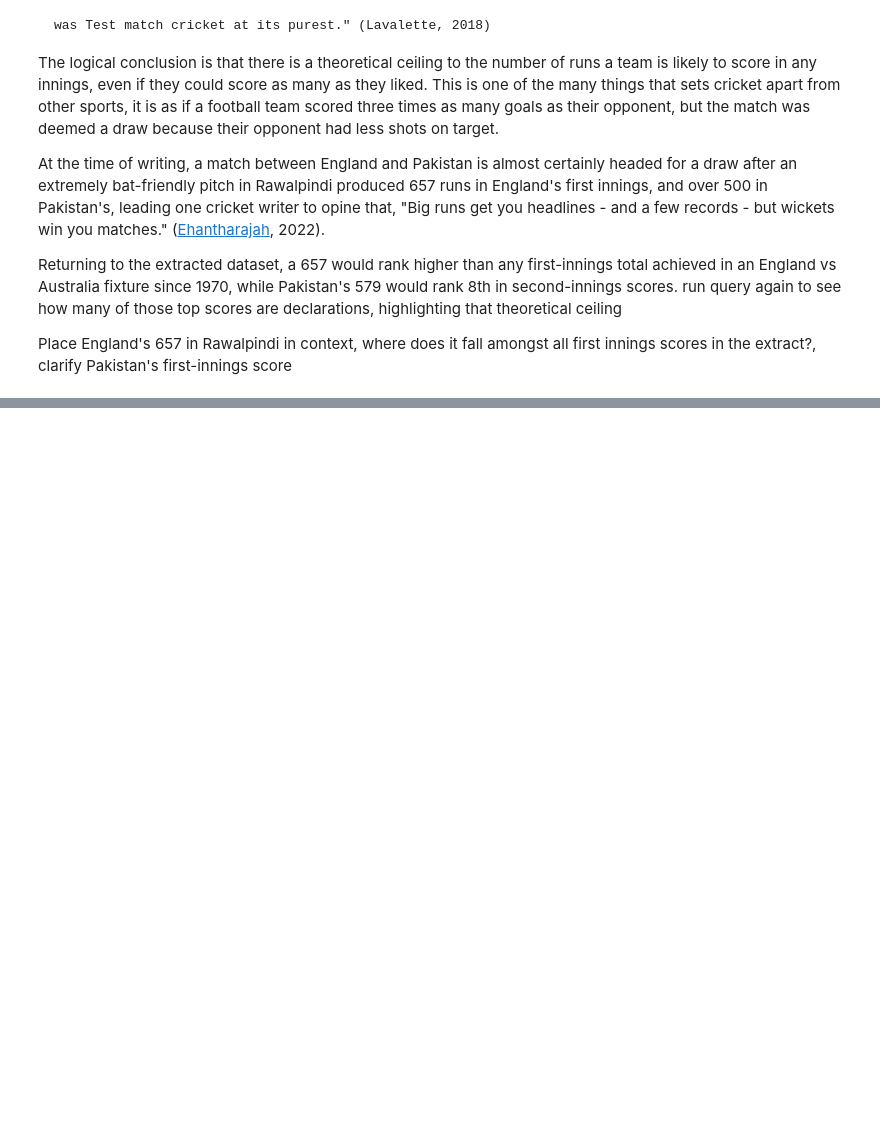
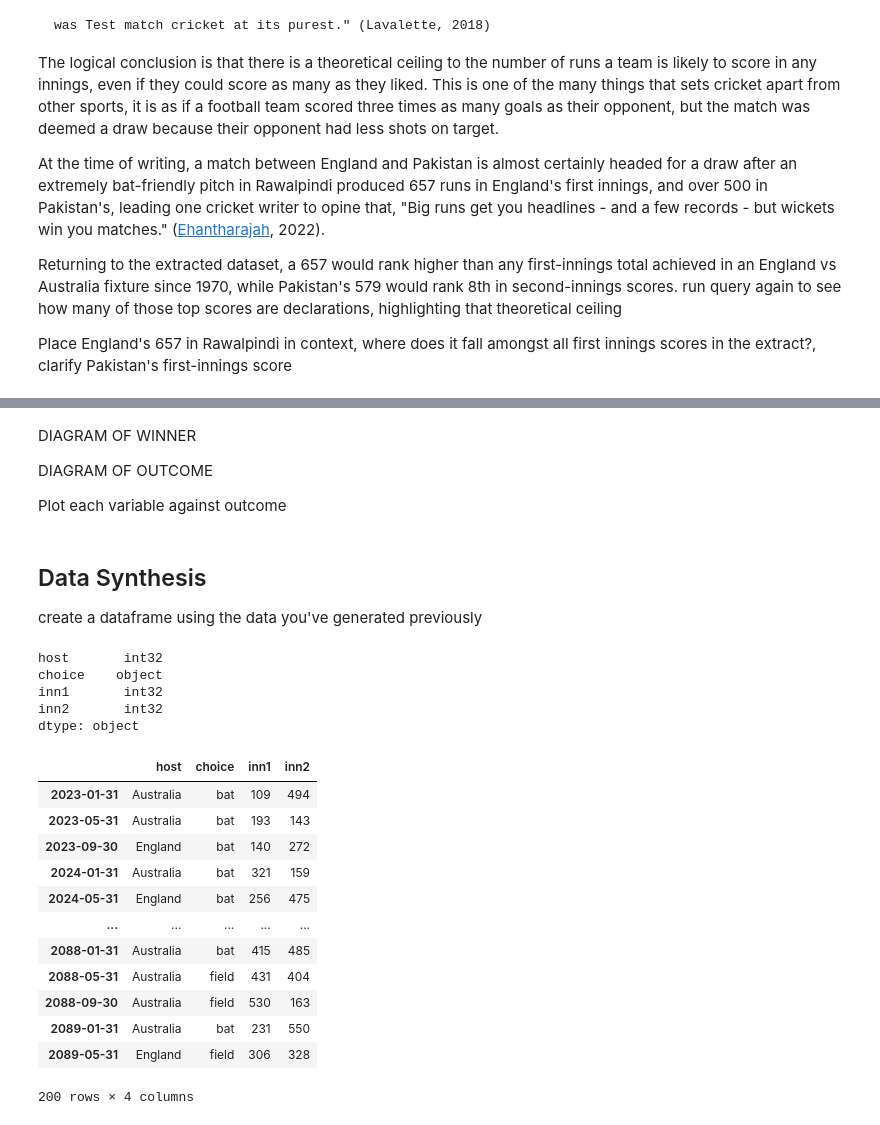
Before and after one commit to kiehozero/atu-progda-assignment, a Jupyter notebook: assignment.ipynb, the cells around one changed output, grey strips where cells are left out. Cells and saved outputs as stored; diff of their text form; code cells hidden in the pictures; blank space fills up the shorter version.

Commit message:
Initial creation of simulated dataframe

```diff
--- a/assignment.ipynb
+++ b/assignment.ipynb
@@ -275,0 +249,70 @@ sns.pairplot(inns2,hue='bat_first')
+# %% [markdown]
+
+DIAGRAM OF WINNER
+
+DIAGRAM OF OUTCOME
+
+Plot each variable against outcome
+# %% [markdown]
+## Data Synthesis
+
+create a dataframe using the data you've generated previously
+# %%
+# a reminder of the ranges created so far
+sim_host
+sim_choice
+# sim_bat_first
+sim_first
+sim_second
+# sim_winner
+# sim_outcome
+
+# I've added some random dates here rather than attempting to cluster them
+dates = pd.date_range(start='1/1/2023', periods=200, freq='4M')
+
+length = len(dates)
+sim = pd.DataFrame(data=sim_host,index=dates,columns=['host']) # 0 to England, 1 to Australia
+
+# add columns using other simulated data
+sim['choice'] = sim_choice
+# ashsim['bat_first'] = sim_bat_first
+sim['inn1'] = sim_first
+sim['inn2'] = sim_second
+# ashsim['winner'] = sim_winner
+# ashsim['outcome'] = sim_outcome
+
+# replace values, code from Datagy.io tutorial in references
+sim['host'] = sim['host'].replace(to_replace=0, value='Australia')
+sim['host'] = sim['host'].replace(to_replace=1, value='England')
+sim['choice'] = sim['choice'].replace(to_replace=0, value='bat')
+sim['choice'] = sim['choice'].replace(to_replace=1, value='field')
+# sim['winner'] = sim['winner'].replace(to_replace=0, value='Australia')
+# sim['winner'] = sim['winner'].replace(to_replace=1, value='draw')
+# sim['winner'] = sim['winner'].replace(to_replace=2, value='England')
+# sim['outcome'] = sim['outcome'].replace(to_replace=0, value='won')
+# sim['outcome'] = sim['outcome'].replace(to_replace=1, value='draw')
+# sim['outcome'] = sim['outcome'].replace(to_replace=2, value='lost')
+
+# convert items to integers, see Geeksforgeeks tutorial in references
+sim['inn1'] = sim['inn1'].astype(int)
+sim['inn2'] = sim['inn2'].astype(int)
+sim
+# %% [output]
+host       int32
+choice    object
+inn1       int32
+inn2       int32
+dtype: object
+|  | host | choice | inn1 | inn2 |
+| 2023-01-31 | Australia | bat | 109 | 494 |
+| 2023-05-31 | Australia | bat | 193 | 143 |
+| 2023-09-30 | England | bat | 140 | 272 |
+| 2024-01-31 | Australia | bat | 321 | 159 |
+| 2024-05-31 | England | bat | 256 | 475 |
+| ... | ... | ... | ... | ... |
+| 2088-01-31 | Australia | bat | 415 | 485 |
+| 2088-05-31 | Australia | field | 431 | 404 |
+| 2088-09-30 | Australia | field | 530 | 163 |
+| 2089-01-31 | Australia | bat | 231 | 550 |
+| 2089-05-31 | England | field | 306 | 328 |
+200 rows × 4 columns
```
Also changed, not shown: parts of 15 cells of this notebook, 1 other file.
